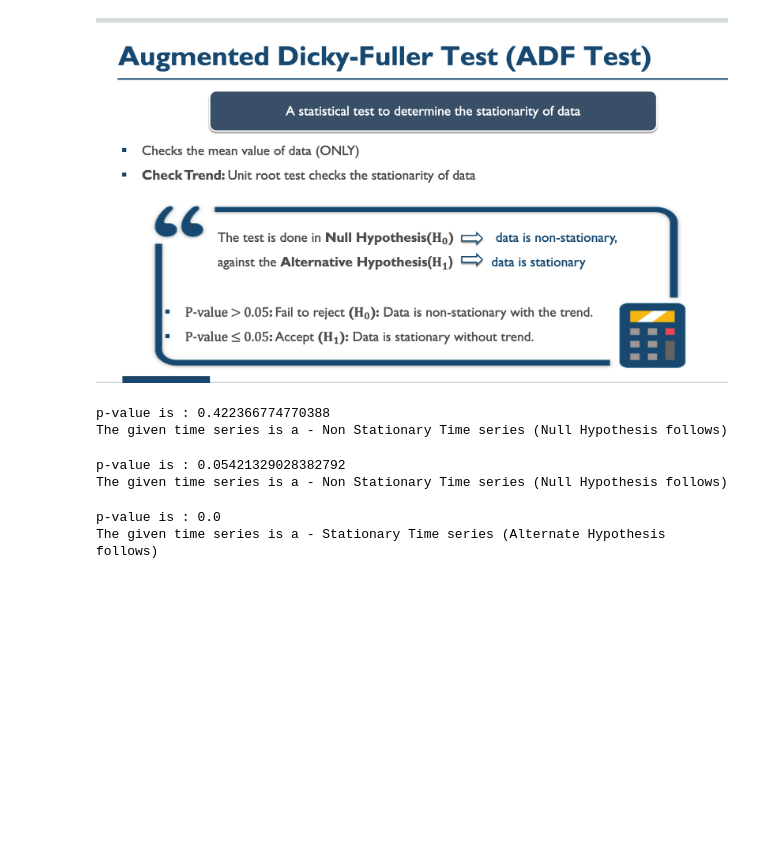
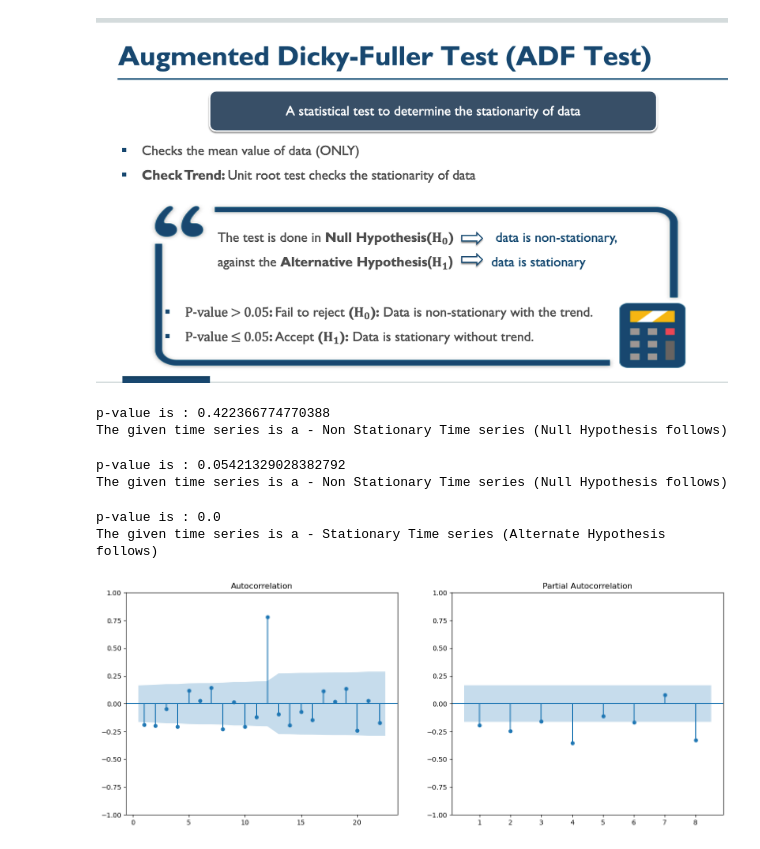
Before and after one commit to nachikethmurthy/Data-Science-Python-Sep-25, a Jupyter notebook: Module-11 - Time Series Analysis/Time_Series_Data_6_May.ipynb, the cells around one changed output. Drawn from its saved outputs; the diff is of its cells as text; code cells hidden in the pictures; blank space fills up the shorter version.

```diff
--- a/Module-11 - Time Series Analysis/Time_Series_Data_6_May.ipynb
+++ b/Module-11 - Time Series Analysis/Time_Series_Data_6_May.ipynb
@@ -161,5 +168,22 @@ p-value is : 0.0
 The given time series is a - Stationary Time series (Alternate Hypothesis follows)
 # %%
 # Convert the Non- Stationary time series to Stationary Time series
+# %%
+
+# Module to create ACF and PACF plots
+from statsmodels.graphics import tsaplots
+import matplotlib.pyplot as plt
+# Creating two subplots to show ACF and PACF plots
+fig, (ax1, ax2) = plt.subplots(nrows = 1, ncols = 2, figsize = (16, 6))
+
+# Creating and plotting the ACF charts starting from lag = 1
+tsaplots.plot_acf(df['Passengers'].diff().diff().dropna(), zero = False, ax = ax1)
+
+# Creating and plotting the ACF charts starting from lag = 1 till lag = 8
+tsaplots.plot_pacf(df['Passengers'].diff().diff().dropna(), zero = False, ax = ax2, lags = 8)
+
+plt.show()
+# %% [output]
+[figure, added]
 # %%
 !pip install pmdarima
```
Also changed, not shown: parts of 9 cells of this notebook, 9 other files.
